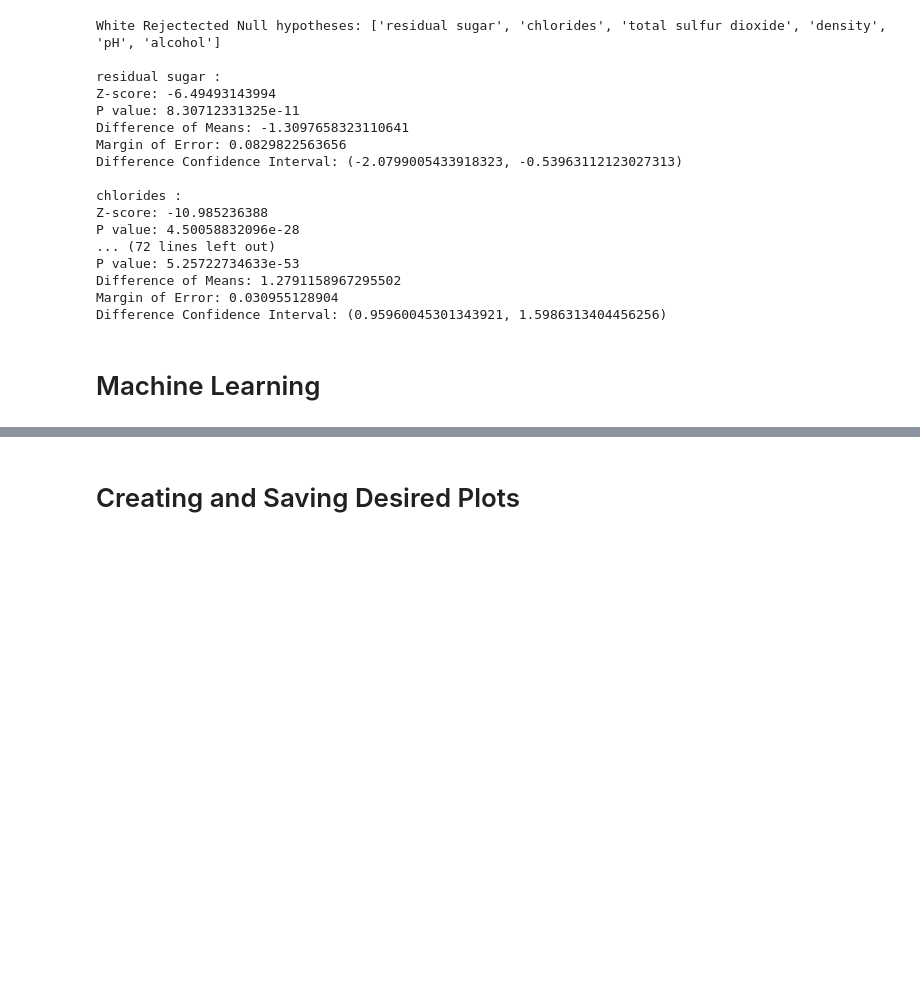
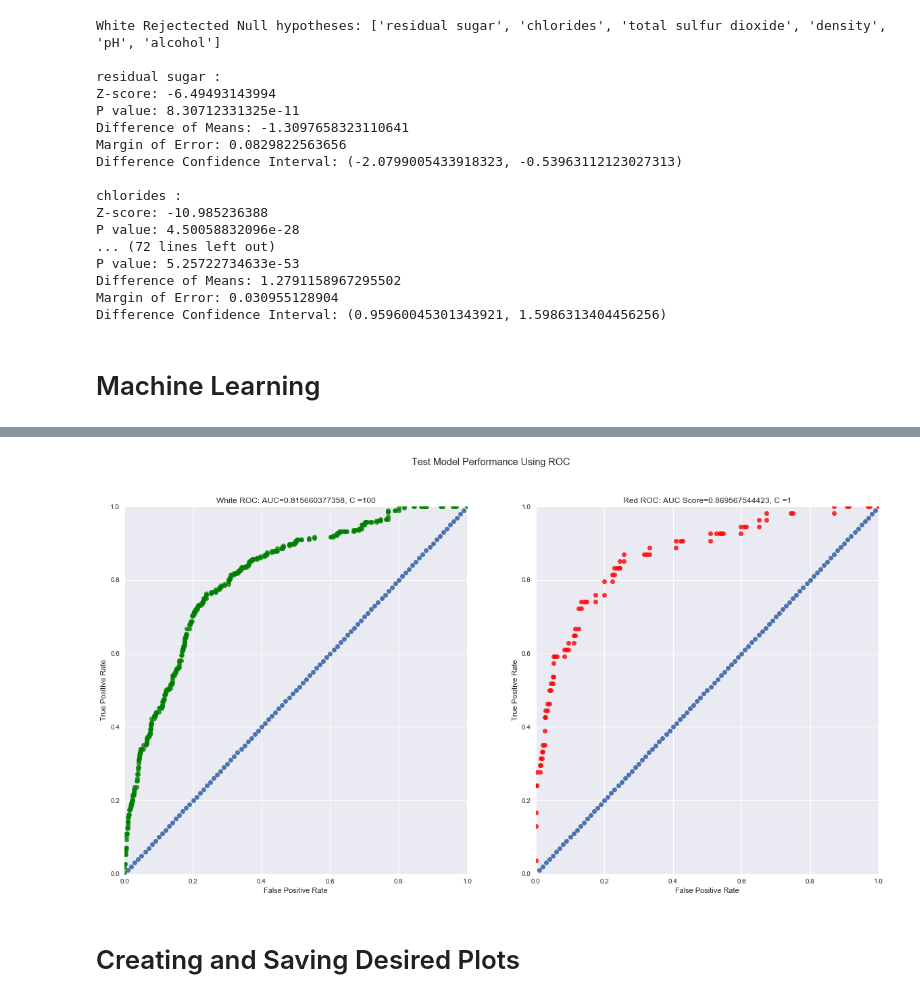
Before and after one commit to zcblack/Springboard, a Jupyter notebook: winequality/Wine Analysis.ipynb, the cells around one changed output, grey strips where cells are left out. Cells and saved outputs as stored; diff of their text form; code cells hidden in the pictures; blank space fills up the shorter version.

```diff
--- a/winequality/Wine Analysis.ipynb
+++ b/winequality/Wine Analysis.ipynb
@@ -615,3 +459,47 @@ Red 0.8625
+# %%
+#use logistic regression models fit to all train data and then predict test data using model
+lr = LogisticRegression(C=whiteBestC)
+lr.fit(whiteX,white.y)
+preds = lr.predict_proba(whiteTestX)[:,1]
+fpr, tpr, threshold = metrics.roc_curve(whiteTest.y, preds)
+auc = metrics.auc(fpr,tpr)
+# change  figure size
+mpl.rcParams['figure.figsize'] = (20,10)
+
+#plot ROC Curves of Logistic regression models using best Cs to from kFold Cross Validation
+plt.subplot(1,2,1)
+sns.regplot(x=fpr, y=tpr,fit_reg=False, color = 'Green')
+plt.xlim(0,1)
+plt.ylim(0,1)
+plt.xlabel('False Positive Rate')
+plt.ylabel('True Positive Rate')
+plt.title('White ROC: AUC='+str(auc)+', C ='+str(whiteBestC))
+x = np.arange(1, 100)/100
+y=x
+plt.plot(x,y,'o')
+
+
+lr = LogisticRegression(C=redBestC)
+lr.fit(redX,red.y)
+preds = lr.predict_proba(redTestX)[:,1]
+fpr, tpr, threshold = metrics.roc_curve(redTest.y, preds)
+auc = metrics.auc(fpr,tpr)
+plt.subplot(1,2,2)
+sns.regplot(x=fpr, y=tpr,fit_reg=False, color = 'Red')
+plt.xlim(0,1)
+plt.ylim(0,1)
+plt.xlabel('False Positive Rate')
+plt.ylabel('True Positive Rate')
+plt.title('Red ROC: AUC Score='+str(auc)+', C ='+str(redBestC))
+x = np.arange(1, 100)/100
+y=x
+plt.plot(x,y,'o')
+
+plt.suptitle(' Test Model Performance Using ROC')
+plt.savefig('ROCtest.png')
+plt.show()
+# %% [output]
+[figure, added]
 # %% [markdown]
 # Creating and Saving Desired Plots
 # %%
```
Also changed, not shown: parts of 9 cells of this notebook, 3 other files.
